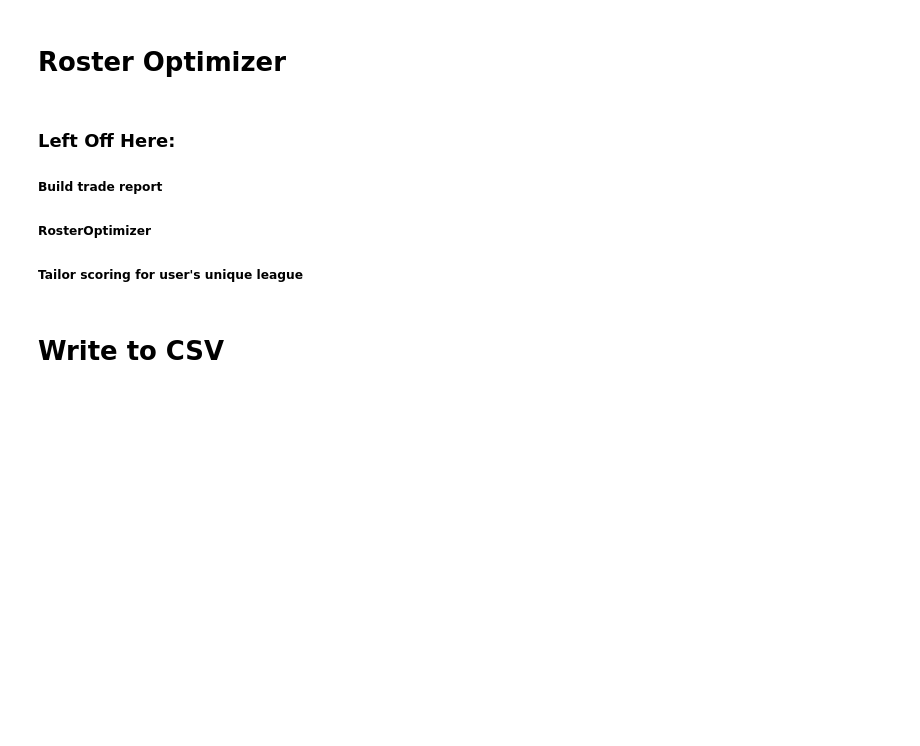
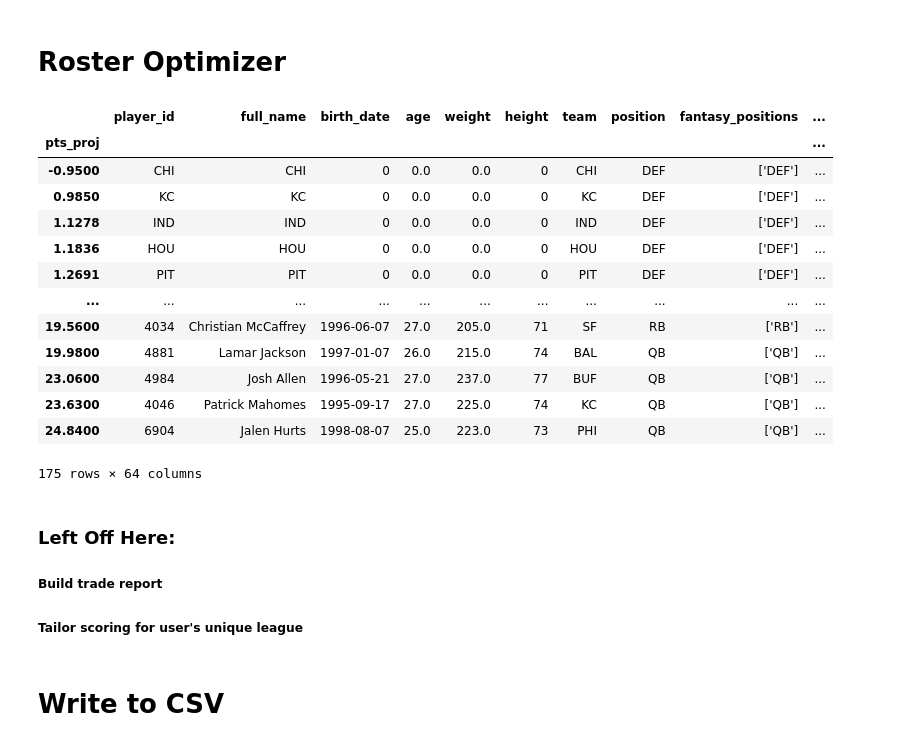
Before and after one commit to travisdharry/2023FNFL, a Jupyter notebook: transformData.ipynb, the cells around one changed output. Saved outputs shown, nothing was run; the diff lists cells and outputs as text; code cells hidden in the pictures; blank space fills up the shorter version.

```diff
--- a/transformData.ipynb
+++ b/transformData.ipynb
@@ -12,7 +12,7 @@ import plotly.express as px
 # Settings
 date_string = datetime.today().strftime('%Y%m%d')
 weekStart = 1
-weekEnd = 18
+weekEnd = 1
 def_starting_pts = 18
 pr_bonus = 1
 kr_bonus = 3
@@ -216,10 +218,26 @@ optimized = getSeasonTotals(optimized)
 # Visualize
 fig = compareFranchises(optimized, how='absolute')
 fig.show()
+# %%
+optimized.groupby('pts_proj').sum()
+# %% [output]
+|  | player_id | full_name | birth_date | age | weight | height | team | position | fantasy_positions | ... |
+| pts_proj |  |  |  |  |  |  |  |  |  | ... |
+| -0.9500 | CHI | CHI | 0 | 0.0 | 0.0 | 0 | CHI | DEF | ['DEF'] | ... |
+| 0.9850 | KC | KC | 0 | 0.0 | 0.0 | 0 | KC | DEF | ['DEF'] | ... |
+| 1.1278 | IND | IND | 0 | 0.0 | 0.0 | 0 | IND | DEF | ['DEF'] | ... |
+| 1.1836 | HOU | HOU | 0 | 0.0 | 0.0 | 0 | HOU | DEF | ['DEF'] | ... |
+| 1.2691 | PIT | PIT | 0 | 0.0 | 0.0 | 0 | PIT | DEF | ['DEF'] | ... |
+| ... | ... | ... | ... | ... | ... | ... | ... | ... | ... | ... |
+| 19.5600 | 4034 | Christian McCaffrey | 1996-06-07 | 27.0 | 205.0 | 71 | SF | RB | ['RB'] | ... |
+| 19.9800 | 4881 | Lamar Jackson | 1997-01-07 | 26.0 | 215.0 | 74 | BAL | QB | ['QB'] | ... |
+| 23.0600 | 4984 | Josh Allen | 1996-05-21 | 27.0 | 237.0 | 77 | BUF | QB | ['QB'] | ... |
+| 23.6300 | 4046 | Patrick Mahomes | 1995-09-17 | 27.0 | 225.0 | 74 | KC | QB | ['QB'] | ... |
+| 24.8400 | 6904 | Jalen Hurts | 1998-08-07 | 25.0 | 223.0 | 73 | PHI | QB | ['QB'] | ... |
+175 rows × 64 columns
 # %% [markdown]
 ### Left Off Here:
 ##### Build trade report
-##### RosterOptimizer
 ##### Tailor scoring for user's unique league
 # %% [markdown]
 # Write to CSV
```
Also changed, not shown: parts of 1 cell of this notebook.
